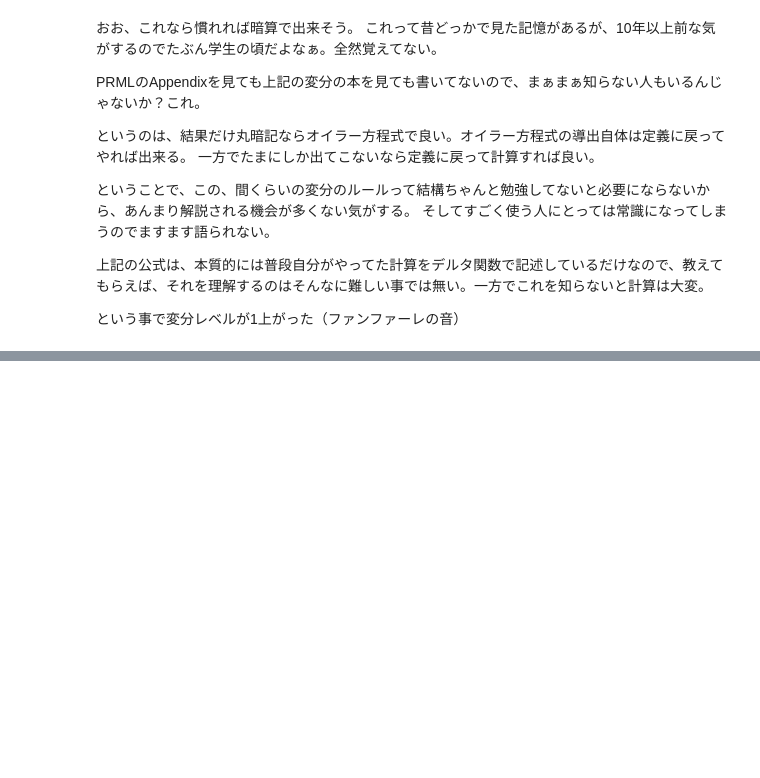
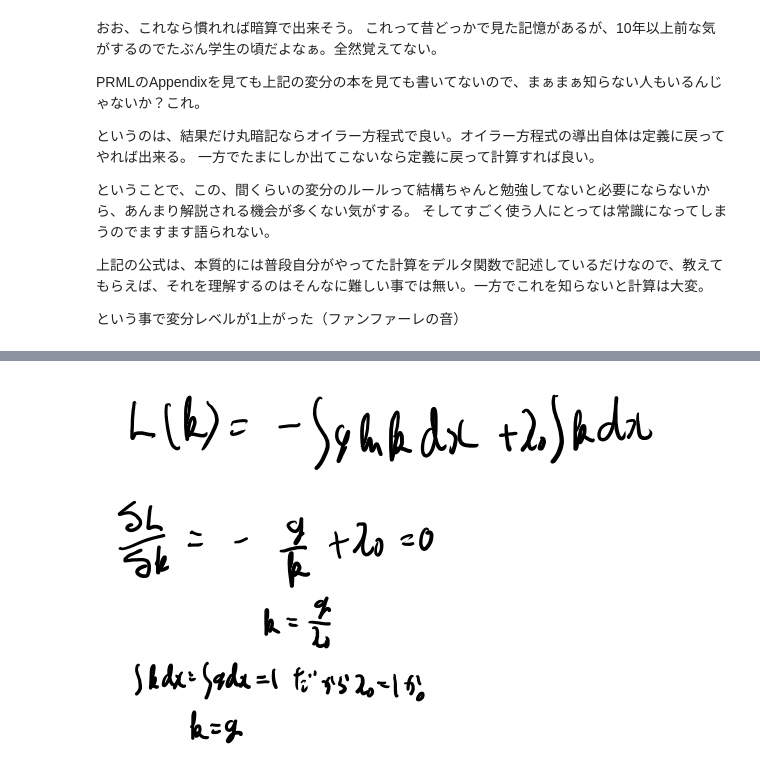
Before and after one commit to karino2/karino2.github.io, a Jupyter notebook: ipynb/2019-03-22-135325.ipynb, the cells around one changed output, grey strips where cells are left out. Cells and saved outputs as stored; diff of their text form; code cells hidden in the pictures; blank space fills up the shorter version.

```diff
--- a/ipynb/2019-03-22-135325.ipynb
+++ b/ipynb/2019-03-22-135325.ipynb
@@ -80,0 +100,4 @@ PRMLのAppendixを見ても上記の変分の本を見ても書いてないの
+# %%
+MeatPieImage()
+# %% [output]
+[figure, added]
```
Also changed, not shown: parts of 7 cells of this notebook.
